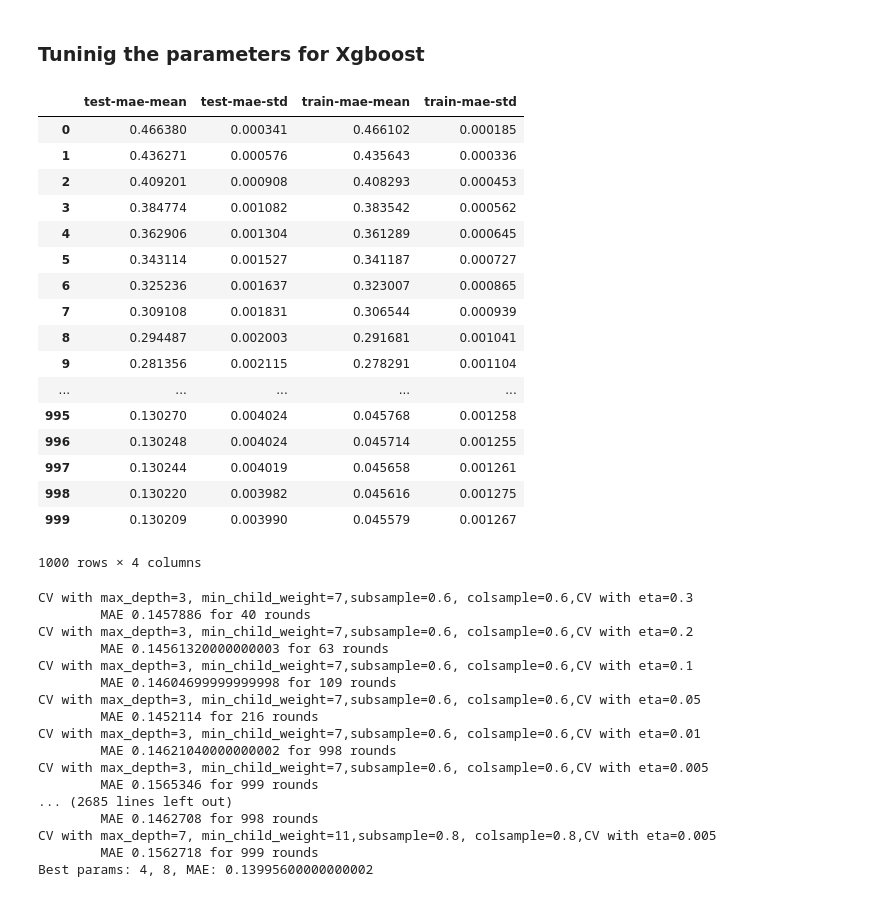
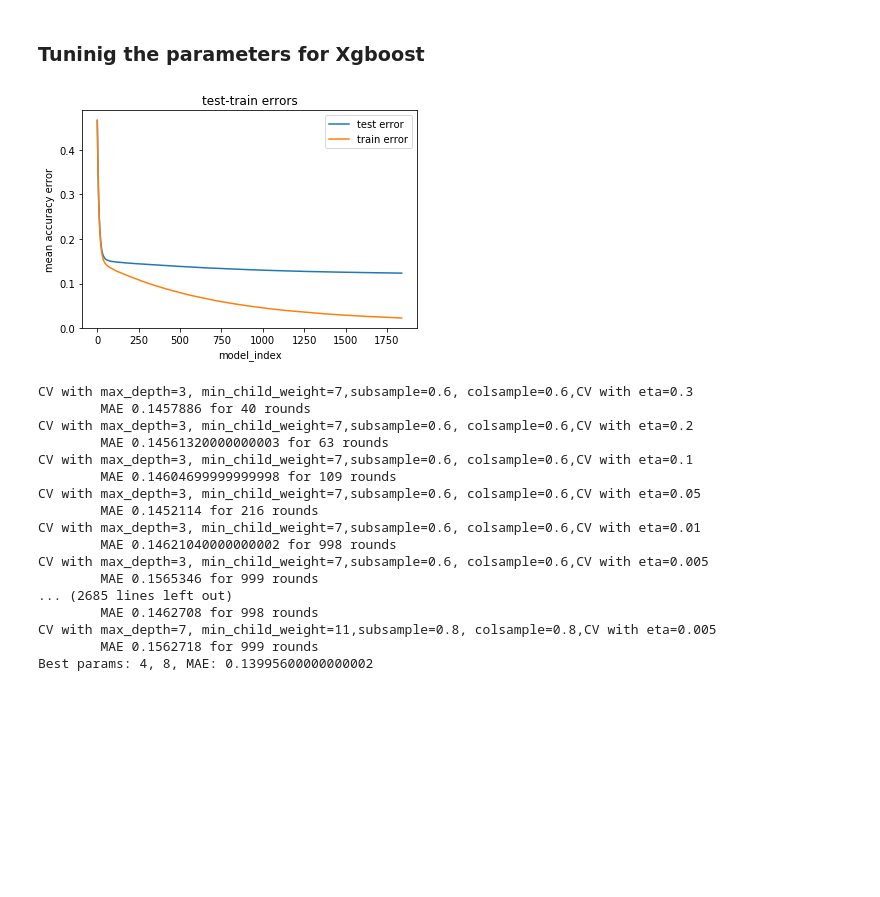
Before and after one commit to Amareshsh/Data-Mining-Project, a Jupyter notebook: Model_selection.ipynb, the cells around one changed output. Drawn from its saved outputs; the diff is of its cells as text; code cells hidden in the pictures; blank space fills up the shorter version.

Commit message:
final_graph

```diff
--- a/Model_selection.ipynb
+++ b/Model_selection.ipynb
@@ -462,7 +462,7 @@ params = {
 
 params['eval_metric'] = "mae"
 
-num_boost_round = 1000
+num_boost_round = 2000
 
 cv_results = xgb.cv(
     params,
@@ -473,26 +473,25 @@ cv_results = xgb.cv(
     metrics={'mae'},
     early_stopping_rounds=10
 )
-cv_results
-# %% [output]
-|  | test-mae-mean | test-mae-std | train-mae-mean | train-mae-std |
-| 0 | 0.466380 | 0.000341 | 0.466102 | 0.000185 |
-| 1 | 0.436271 | 0.000576 | 0.435643 | 0.000336 |
-| 2 | 0.409201 | 0.000908 | 0.408293 | 0.000453 |
-| 3 | 0.384774 | 0.001082 | 0.383542 | 0.000562 |
-| 4 | 0.362906 | 0.001304 | 0.361289 | 0.000645 |
-| 5 | 0.343114 | 0.001527 | 0.341187 | 0.000727 |
-| 6 | 0.325236 | 0.001637 | 0.323007 | 0.000865 |
-| 7 | 0.309108 | 0.001831 | 0.306544 | 0.000939 |
-| 8 | 0.294487 | 0.002003 | 0.291681 | 0.001041 |
-| 9 | 0.281356 | 0.002115 | 0.278291 | 0.001104 |
-| ... | ... | ... | ... | ... |
-| 995 | 0.130270 | 0.004024 | 0.045768 | 0.001258 |
-| 996 | 0.130248 | 0.004024 | 0.045714 | 0.001255 |
-| 997 | 0.130244 | 0.004019 | 0.045658 | 0.001261 |
-| 998 | 0.130220 | 0.003982 | 0.045616 | 0.001275 |
-| 999 | 0.130209 | 0.003990 | 0.045579 | 0.001267 |
-1000 rows × 4 columns
+# %%
+cv_results['index_col'] = cv_results.index
+plt.plot(cv_results['index_col'],cv_results['test-mae-mean'],label = "test error")
+plt.plot(cv_results['index_col'],cv_results['train-mae-mean'],label = "train error")
+
+# naming the x axis
+plt.xlabel('model_index')
+# naming the y axis
+plt.ylabel('mean accuracy error')
+# giving a title to my graph
+plt.title('test-train errors')
+
+# show a legend on the plot
+plt.legend()
+
+# function to show the plot
+plt.show()
+# %% [output]
+[figure, added]
 # %%
 gridsearch_params = [
     (max_depth, min_child_weight,subsample,colsample,eta)
```
Also changed, not shown: parts of 1 cell of this notebook, 2 other files.
